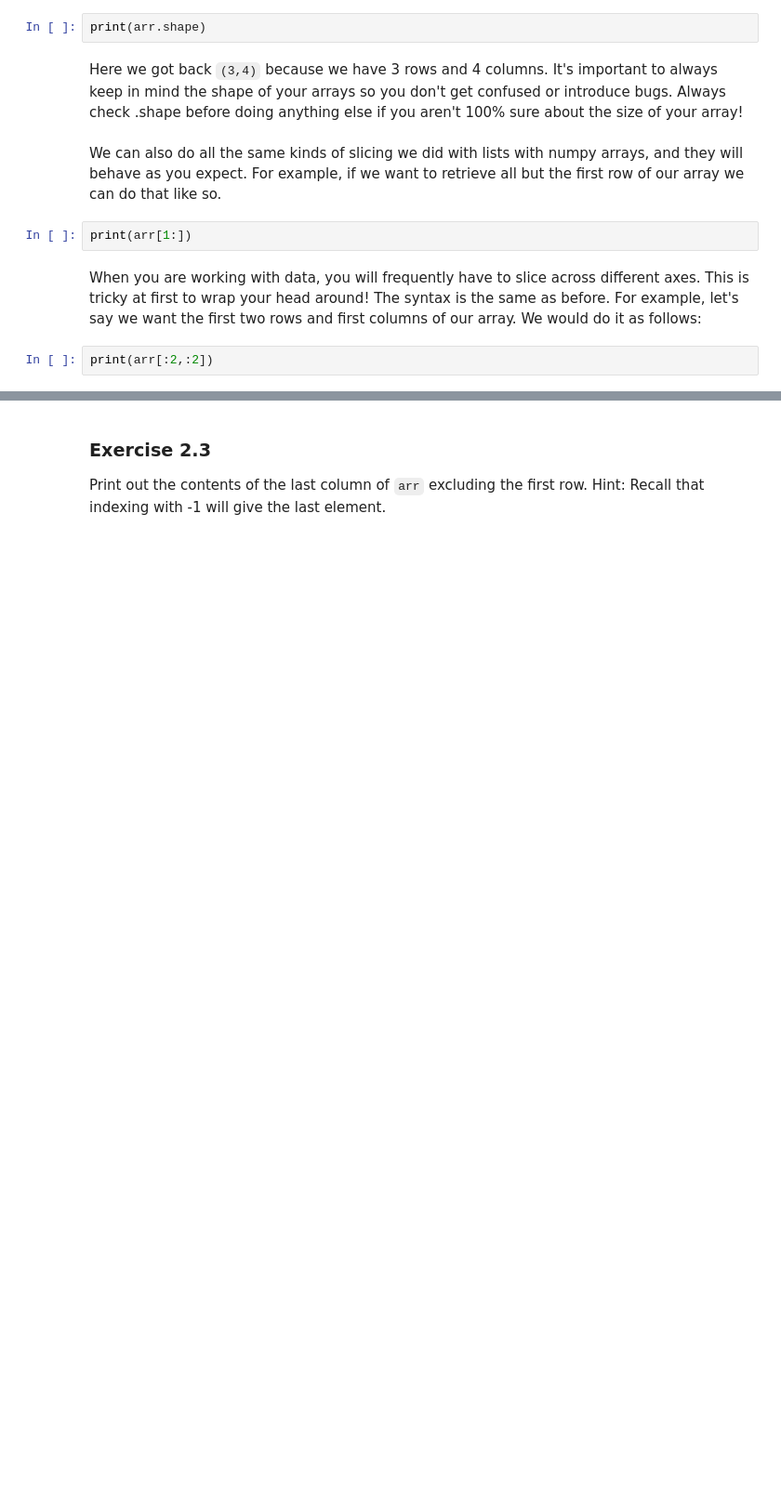
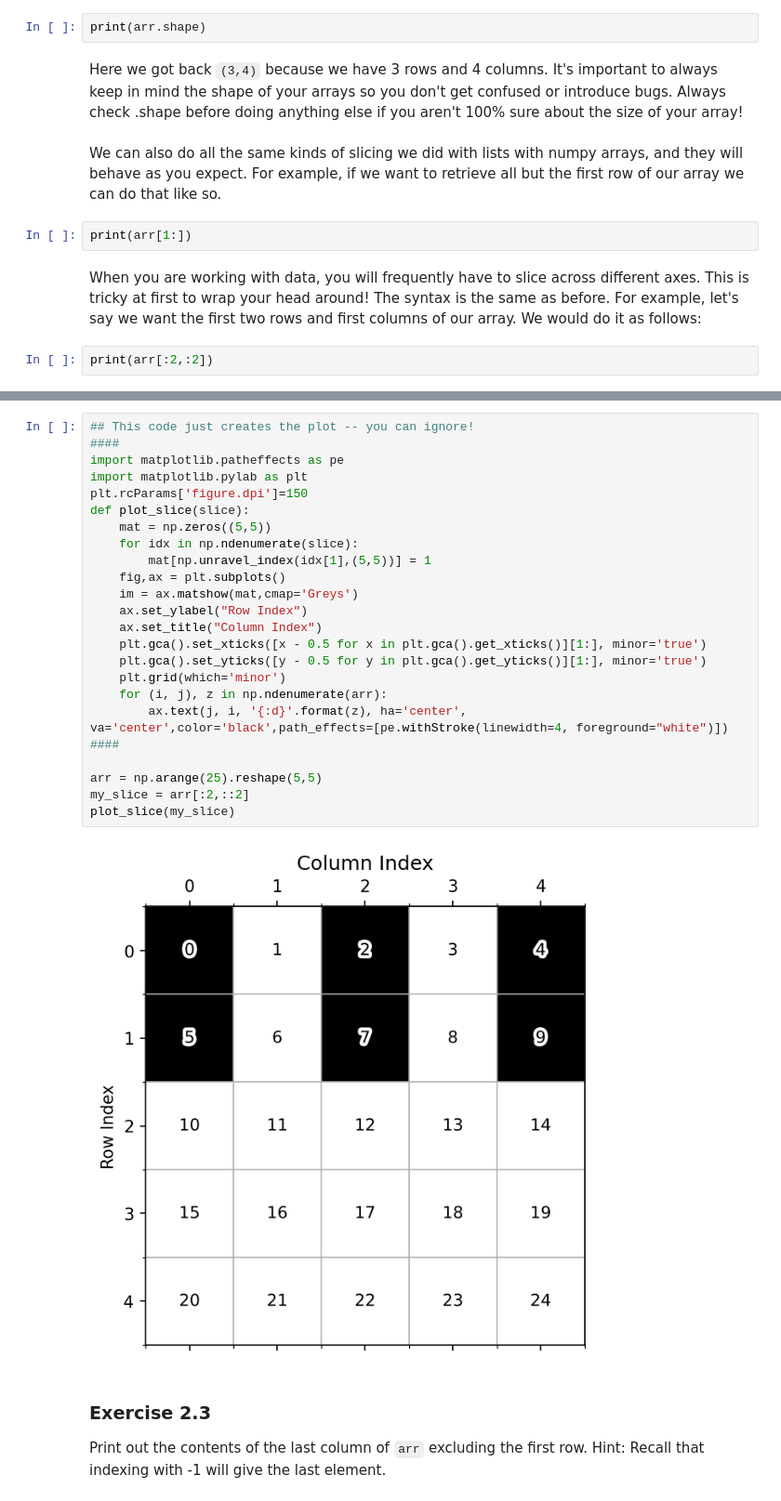
Before and after one commit to jeremyschroeter/Neuro301-Coding-Kit, a Jupyter notebook: Review-Notebooks/Python_Numpy_Review.ipynb, the cells around one changed output, grey strips where cells are left out. Shown at 93% size. Cells and saved outputs as stored; diff of their text form; blank space fills up the shorter version.

```diff
--- a/Review-Notebooks/Python_Numpy_Review.ipynb
+++ b/Review-Notebooks/Python_Numpy_Review.ipynb
@@ -140,3 +149,29 @@ print(arr[:2,:2])
+# %%
+## This code just creates the plot -- you can ignore!
+####
+import matplotlib.patheffects as pe
+import matplotlib.pylab as plt
+plt.rcParams['figure.dpi']=150
+def plot_slice(slice):
+    mat = np.zeros((5,5))
+    for idx in np.ndenumerate(slice):
+        mat[np.unravel_index(idx[1],(5,5))] = 1
+    fig,ax = plt.subplots()
+    im = ax.matshow(mat,cmap='Greys')
+    ax.set_ylabel("Row Index")
+    ax.set_title("Column Index")
+    plt.gca().set_xticks([x - 0.5 for x in plt.gca().get_xticks()][1:], minor='true')
+    plt.gca().set_yticks([y - 0.5 for y in plt.gca().get_yticks()][1:], minor='true')
+    plt.grid(which='minor')
+    for (i, j), z in np.ndenumerate(arr):
+        ax.text(j, i, '{:d}'.format(z), ha='center', va='center',color='black',path_effects=[pe.withStroke(linewidth=4, foreground="white")])
+####
+
+arr = np.arange(25).reshape(5,5)
+my_slice = arr[:2,::2]
+plot_slice(my_slice)
+# %% [output]
+[figure, added]
 # %% [markdown]
 ### Exercise 2.3
 Print out the contents of the last column of <code>arr</code> excluding the first row. Hint: Recall that indexing with -1 will give the last element.
```
Also changed, not shown: parts of 3 cells of this notebook.
